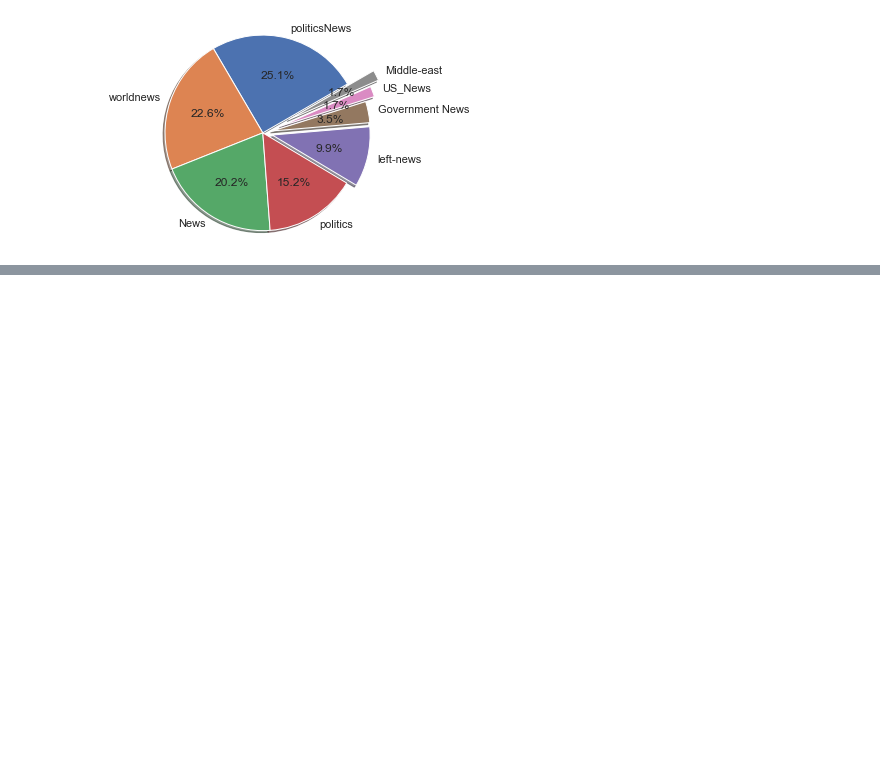
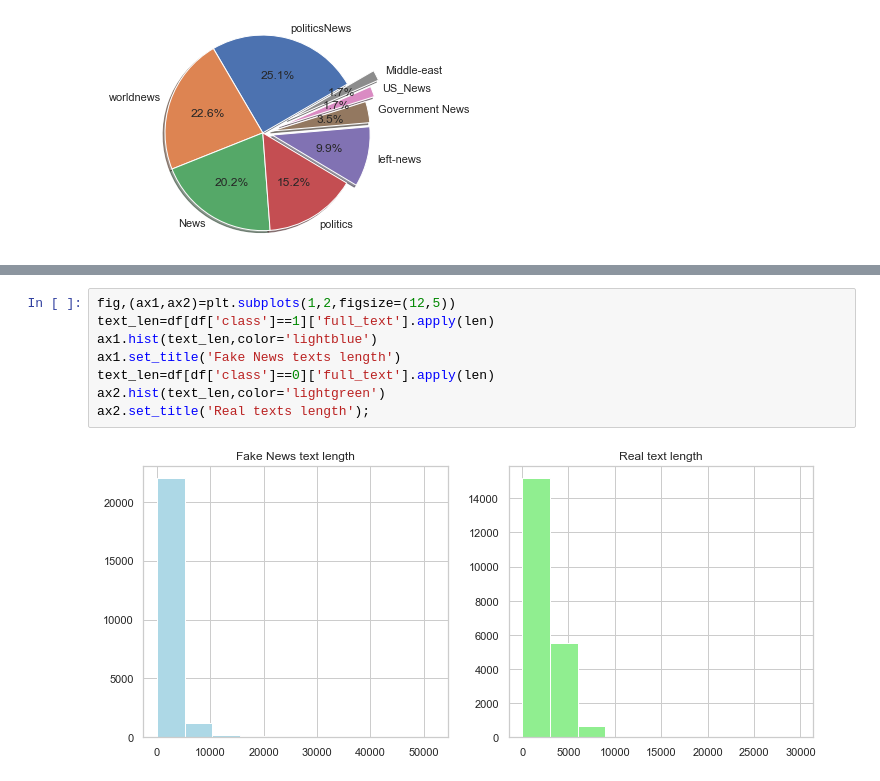
Before and after one commit to Bakar31/Basic-NLP-Projects, a Jupyter notebook: News Classification/Notebooks/EDA.ipynb, the cells around one changed output, grey strips where cells are left out. Saved outputs shown, nothing was run; the diff lists cells and outputs as text; blank space fills up the shorter version.

```diff
--- a/News Classification/Notebooks/EDA.ipynb
+++ b/News Classification/Notebooks/EDA.ipynb
@@ -77,0 +98,10 @@ ax1.axis('equal');
+# %%
+fig,(ax1,ax2)=plt.subplots(1,2,figsize=(12,5))
+text_len=df[df['class']==1]['full_text'].apply(len)
+ax1.hist(text_len,color='lightblue')
+ax1.set_title('Fake News texts length')
+text_len=df[df['class']==0]['full_text'].apply(len)
+ax2.hist(text_len,color='lightgreen')
+ax2.set_title('Real texts length');
+# %% [output]
+[figure, added]
```
Also changed, not shown: parts of 20 cells of this notebook.
